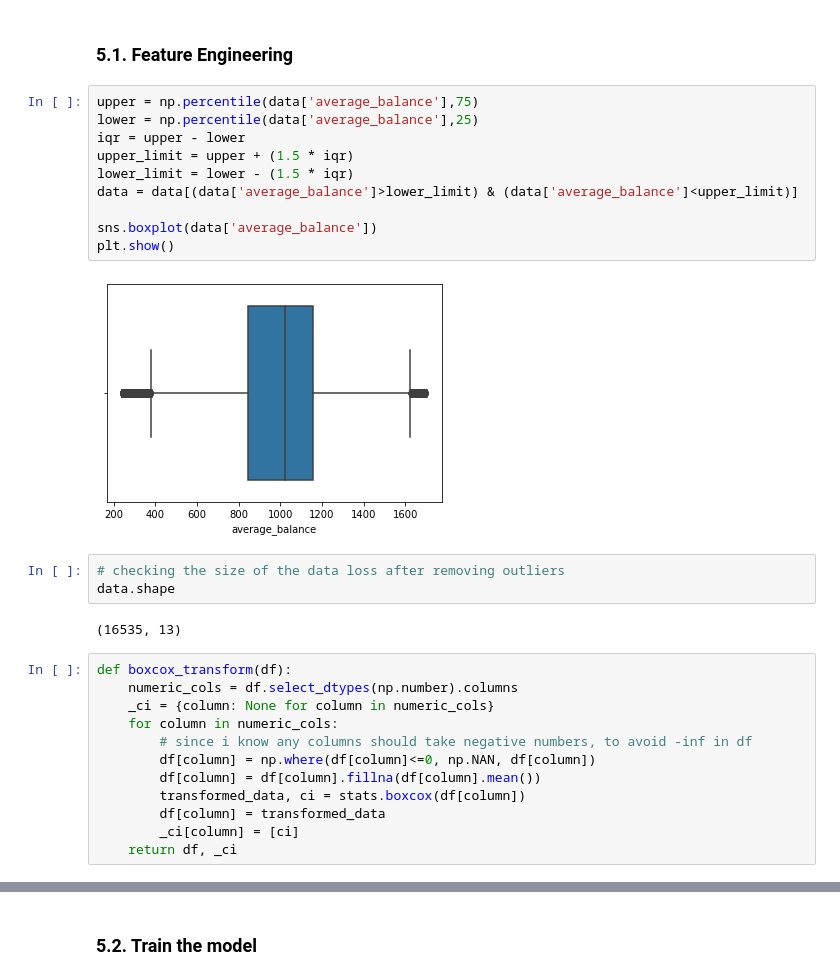
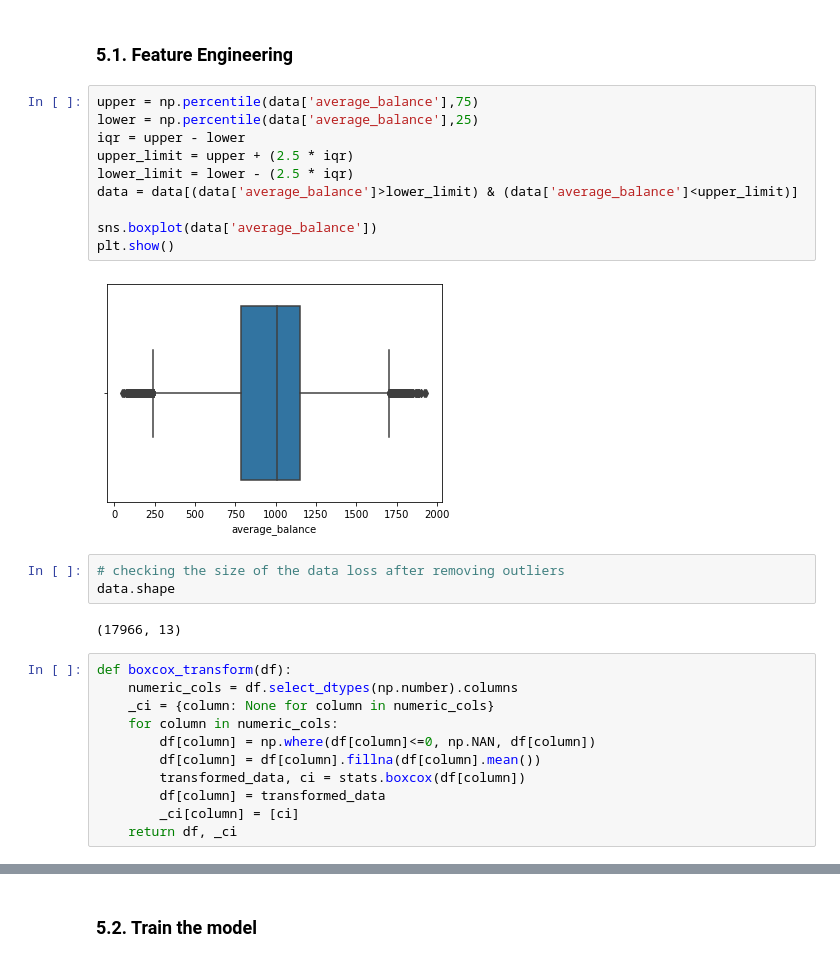
Before and after one commit to ClauCarloni/Mid-Bootcamp-Project, a Jupyter notebook: Initial_trial.ipynb, the cells around one changed output, grey strips where cells are left out. Saved outputs shown, nothing was run; the diff lists cells and outputs as text.

```diff
--- a/Initial_trial.ipynb
+++ b/Initial_trial.ipynb
@@ -306,26 +297,25 @@ for col in data.select_dtypes(np.number):
 # %%
 upper = np.percentile(data['average_balance'],75)
 lower = np.percentile(data['average_balance'],25)
 iqr = upper - lower
-upper_limit = upper + (1.5 * iqr)
-lower_limit = lower - (1.5 * iqr)
+upper_limit = upper + (2.5 * iqr)
+lower_limit = lower - (2.5 * iqr)
 data = data[(data['average_balance']>lower_limit) & (data['average_balance']<upper_limit)]
 
 sns.boxplot(data['average_balance'])
 plt.show()
 # %% [output]
-[figure, old version]
+[figure, new version]
 # %%
 # checking the size of the data loss after removing outliers
 data.shape
 # %% [output]
-(16535, 13)
+(17966, 13)
 # %%
 def boxcox_transform(df):
     numeric_cols = df.select_dtypes(np.number).columns
     _ci = {column: None for column in numeric_cols}
     for column in numeric_cols:
-        # since i know any columns should take negative numbers, to avoid -inf in df
         df[column] = np.where(df[column]<=0, np.NAN, df[column])
         df[column] = df[column].fillna(df[column].mean())
         transformed_data, ci = stats.boxcox(df[column])
```
Also changed, not shown: parts of 34 cells of this notebook.
